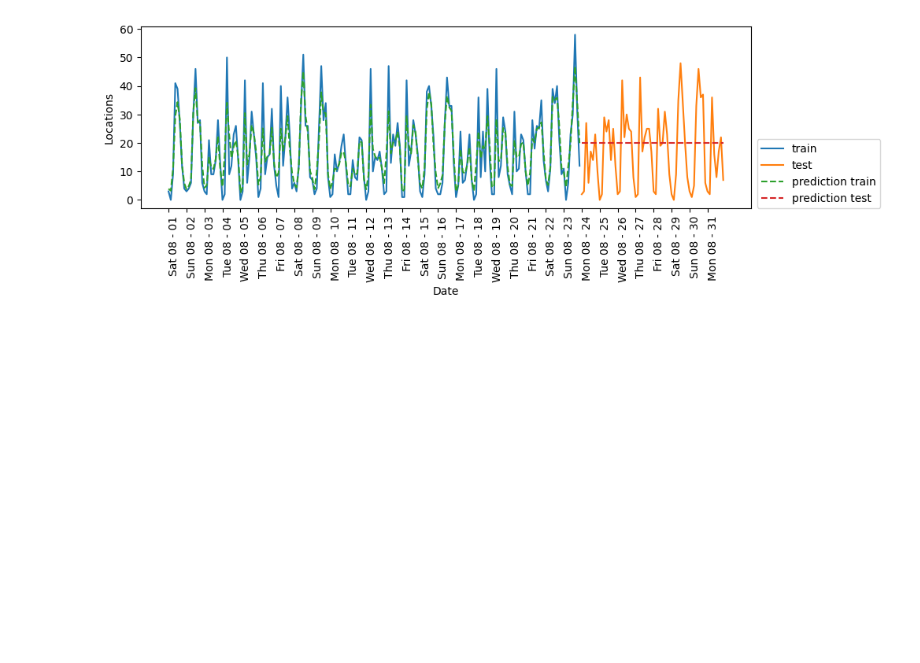
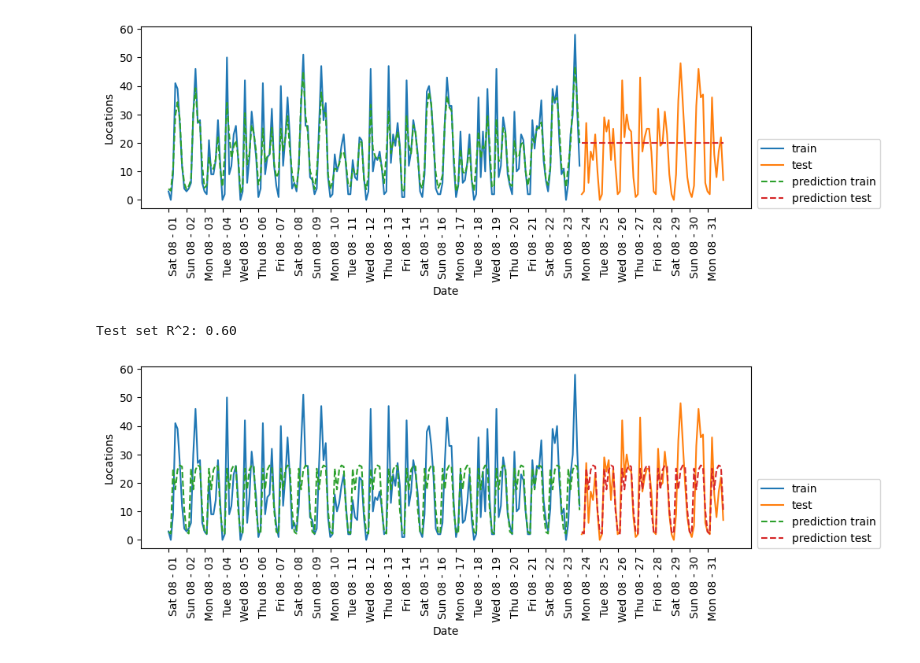
Before and after one commit to 012kirby210/mg-scikitlearn, a Jupyter notebook: [Caracteristique Engineering] Cas d'utilisation.ipynb, the cells around one changed output. Drawn from its saved outputs; the diff is of its cells as text; code cells hidden in the pictures; blank space fills up the shorter version.

```diff
--- a/[Caracteristique Engineering] Cas d'utilisation.ipynb
+++ b/[Caracteristique Engineering] Cas d'utilisation.ipynb
@@ -65,3 +65,13 @@ eval_on_features(X,y,regressor)
 # %% [output]
 Test set R^2: -0.04
 [figure]
+# %%
+# La représentation cyclique des données heures, journées sera plus utile pour la prédiction via une forêt
+
+# En n'utilisant que les heures :
+
+X_hour = citibike.index.hour.values.reshape(-1,1)
+eval_on_features(X_hour,y,regressor)
+# %% [output]
+Test set R^2: 0.60
+[figure, added]
```
Also changed, not shown: parts of 5 cells of this notebook.
